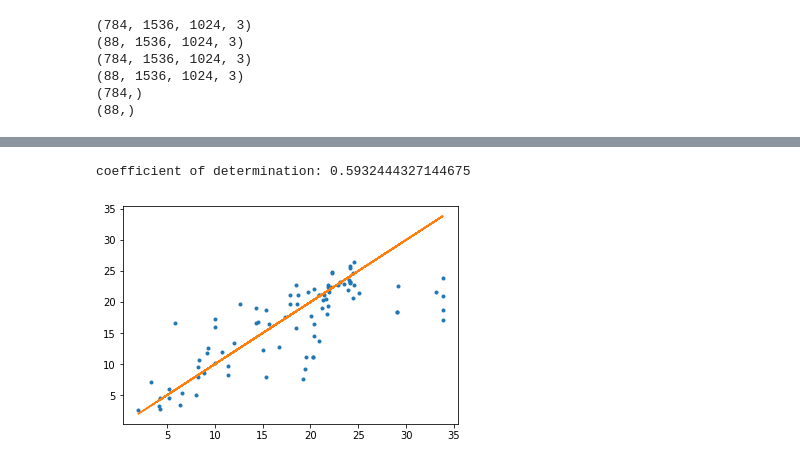
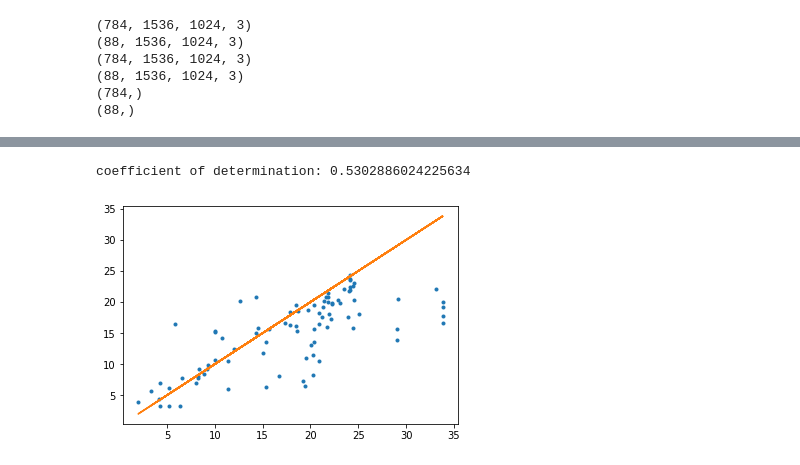
Before and after one commit to olyabr/Springboard, a Jupyter notebook: CapstoneProject2_ThinSections/Step 2. Data Science/#2 DL Model Capstone 2 v2_left_and_right_image.ipynb, the cells around one changed output, grey strips where cells are left out. Cells and saved outputs as stored; diff of their text form; code cells hidden in the pictures.

```diff
--- a/CapstoneProject2_ThinSections/Step 2. Data Science/#2 DL Model Capstone 2 v2_left_and_right_image.ipynb
+++ b/CapstoneProject2_ThinSections/Step 2. Data Science/#2 DL Model Capstone 2 v2_left_and_right_image.ipynb
@@ -39,5 +44,5 @@ ls
 # %%
-dir_path = 'Step 1. Data Wrangling/'
+dir_path = '../Step 1. Data Wrangling/'
 # %%
 df_wellA = pd.read_csv(dir_path+'DATA_for_DL_Well_A_data.csv')
 df_wellA
@@ -574,12 +583,12 @@ plt.show()
 # %%
-model = load_model('ThinSectionAE_left-2wells-model-58-12.1080-22.5139.hdf5') #max pooling added, lr -.001, filter (2,2), mpe
+model = load_model('ThinSectionAE_left-2wells-model-41-18.4517-25.4111.hdf5') #max pooling added, lr -.001, filter (2,2), mpe
 X_test_predict = model.predict([X_testLeft,X_testRight])
 plt.plot(y_test*36,X_test_predict*36,'.')
 plt.plot(y_test*36,y_test*36,'-')
 linear = LinearRegression()
 linear.fit(y_test.reshape(X_test_predict.shape[0],X_test_predict.shape[1])*36,X_test_predict.reshape(X_test_predict.shape[0],X_test_predict.shape[1])*36)
 r_sq = linear.score(y_test.reshape(X_test_predict.shape[0],X_test_predict.shape[1])*36,X_test_predict.reshape(X_test_predict.shape[0],X_test_predict.shape[1])*36)
 print('coefficient of determination:', r_sq)
 # %% [output]
-coefficient of determination: 0.5932444327144675
+coefficient of determination: 0.5302886024225634
-[figure, old version]
+[figure, new version]
```
Also changed, not shown: parts of 28 cells of this notebook.
